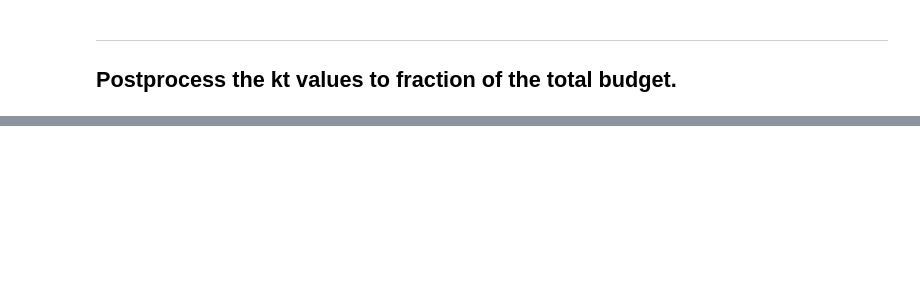
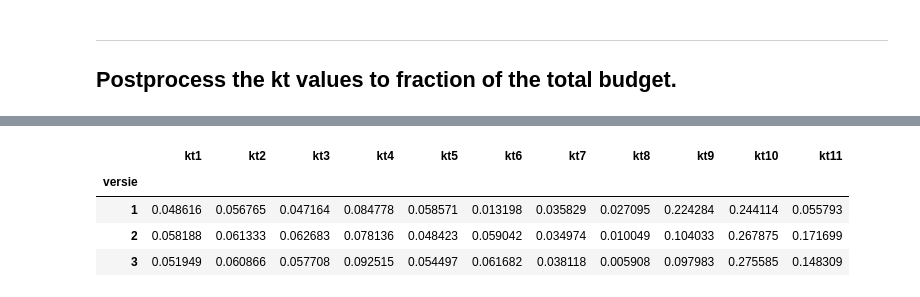
Before and after one commit to cjvanlissa/hackaton_sciencefunding, a Jupyter notebook: python/PVE.ipynb, the cells around one changed output, grey strips where cells are left out. Drawn from its saved outputs; the diff is of its cells as text; code cells hidden in the pictures; blank space fills up the shorter version.

```diff
--- a/python/PVE.ipynb
+++ b/python/PVE.ipynb
@@ -78,7 +104,13 @@ for ikt in range(11):
 # %%
 # Create a table with the fraction spent per kt item per group.
-df_kt_per_version = df_kt.groupby('versie')[['kt1', 'kt2', 'kt3', 'kt4', 'kt5', 'kt6', 'kt7', 'kt8', 'kt9', 'kt10', 'kt11', 'success_chance', 'invested_time']]
+df_kt_per_version = df_kt.groupby('versie')[['kt1', 'kt2', 'kt3', 'kt4', 'kt5', 'kt6', 'kt7', 'kt8', 'kt9', 'kt10', 'kt11']]
 df_kt_per_version.mean()
+# %% [output]
+|  | kt1 | kt2 | kt3 | kt4 | kt5 | kt6 | kt7 | kt8 | kt9 | kt10 | kt11 |
+| versie |  |  |  |  |  |  |  |  |  |  |  |
+| 1 | 0.048616 | 0.056765 | 0.047164 | 0.084778 | 0.058571 | 0.013198 | 0.035829 | 0.027095 | 0.224284 | 0.244114 | 0.055793 |
+| 2 | 0.058188 | 0.061333 | 0.062683 | 0.078136 | 0.048423 | 0.059042 | 0.034974 | 0.010049 | 0.104033 | 0.267875 | 0.171699 |
+| 3 | 0.051949 | 0.060866 | 0.057708 | 0.092515 | 0.054497 | 0.061682 | 0.038118 | 0.005908 | 0.097983 | 0.275585 | 0.148309 |
 # %%
 # Print the fraction of the total money spent per experiment version.
 df_kt_per_version.mean().sum(axis=1)
```
Also changed, not shown: parts of 12 cells of this notebook.
